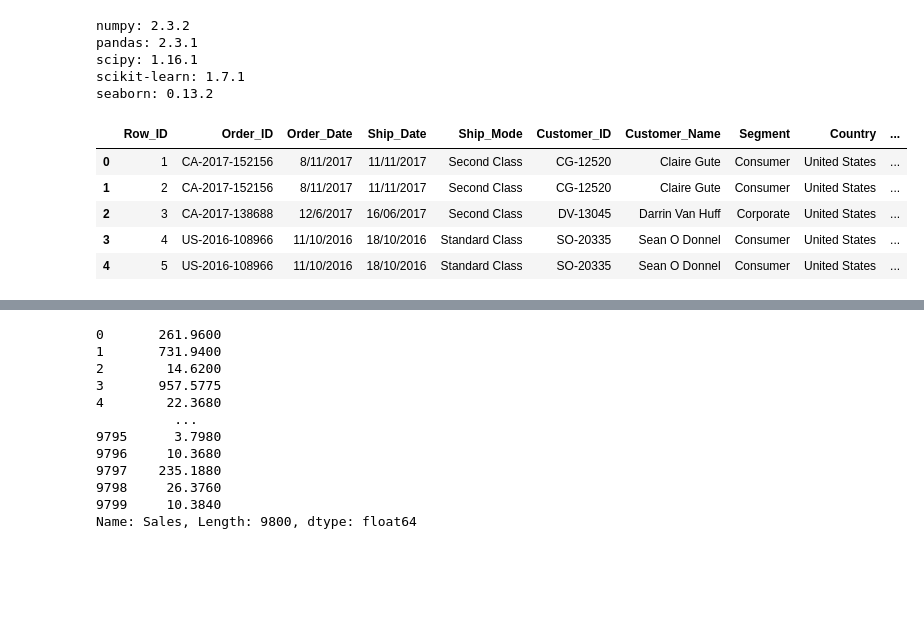
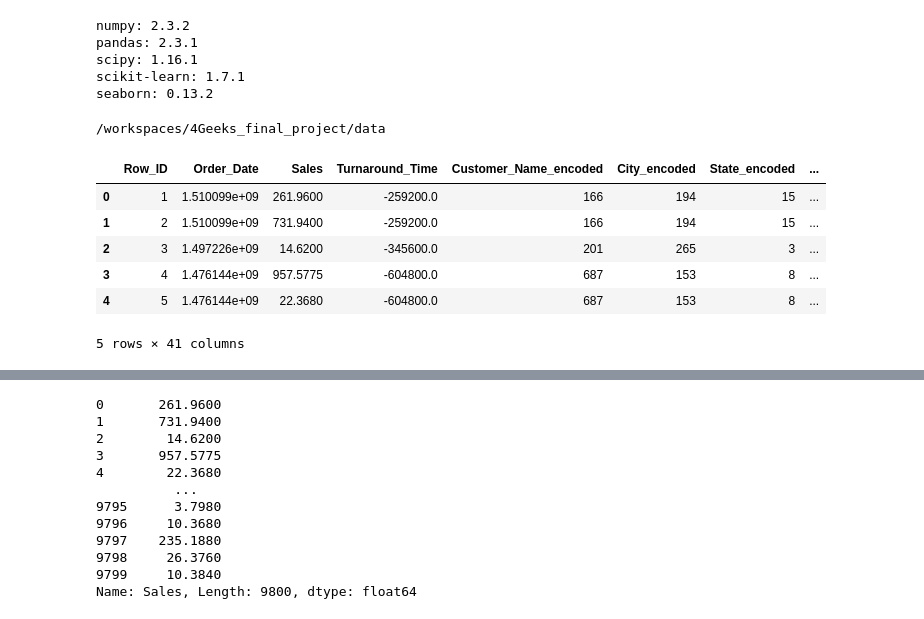
Before and after one commit to dholmes3514/4Geeks_final_project, a Jupyter notebook: notebooks/Training Models Lasso.ipynb, the cells around one changed output, grey strips where cells are left out. Drawn from its saved outputs; the diff is of its cells as text; code cells hidden in the pictures; blank space fills up the shorter version.

Commit message:
Added Turnaround Time and scatterplots

```diff
--- a/notebooks/Training Models Lasso.ipynb
+++ b/notebooks/Training Models Lasso.ipynb
@@ -19,14 +20,20 @@ pandas: 2.3.1
 scipy: 1.16.1
 scikit-learn: 1.7.1
 seaborn: 0.13.2
+# %%
+os.chdir("../data")
+print(os.getcwd())
+# %% [output]
+/workspaces/4Geeks_final_project/data
 # %%
-df = pd.read_csv("/workspaces/4Geeks_final_project/data/superstore_final_dataset (1).csv", encoding='latin1')
+df = pd.read_csv("clean_superstore_dataset.csv", encoding='latin1')
 
 df.head()
 # %% [output]
-|  | Row_ID | Order_ID | Order_Date | Ship_Date | Ship_Mode | Customer_ID | Customer_Name | Segment | Country | ... |
-| 0 | 1 | CA-2017-152156 | 8/11/2017 | 11/11/2017 | Second Class | CG-12520 | Claire Gute | Consumer | United States | ... |
-| 1 | 2 | CA-2017-152156 | 8/11/2017 | 11/11/2017 | Second Class | CG-12520 | Claire Gute | Consumer | United States | ... |
-| 2 | 3 | CA-2017-138688 | 12/6/2017 | 16/06/2017 | Second Class | DV-13045 | Darrin Van Huff | Corporate | United States | ... |
-| 3 | 4 | US-2016-108966 | 11/10/2016 | 18/10/2016 | Standard Class | SO-20335 | Sean O Donnel | Consumer | United States | ... |
-| 4 | 5 | US-2016-108966 | 11/10/2016 | 18/10/2016 | Standard Class | SO-20335 | Sean O Donnel | Consumer | United States | ... |
+|  | Row_ID | Order_Date | Sales | Turnaround_Time | Customer_Name_encoded | City_encoded | State_encoded | ... |
+| 0 | 1 | 1.510099e+09 | 261.9600 | -259200.0 | 166 | 194 | 15 | ... |
+| 1 | 2 | 1.510099e+09 | 731.9400 | -259200.0 | 166 | 194 | 15 | ... |
+| 2 | 3 | 1.497226e+09 | 14.6200 | -345600.0 | 201 | 265 | 3 | ... |
+| 3 | 4 | 1.476144e+09 | 957.5775 | -604800.0 | 687 | 153 | 8 | ... |
+| 4 | 5 | 1.476144e+09 | 22.3680 | -604800.0 | 687 | 153 | 8 | ... |
+5 rows × 41 columns
```
Also changed, not shown: parts of 15 cells of this notebook, 4 other files.
